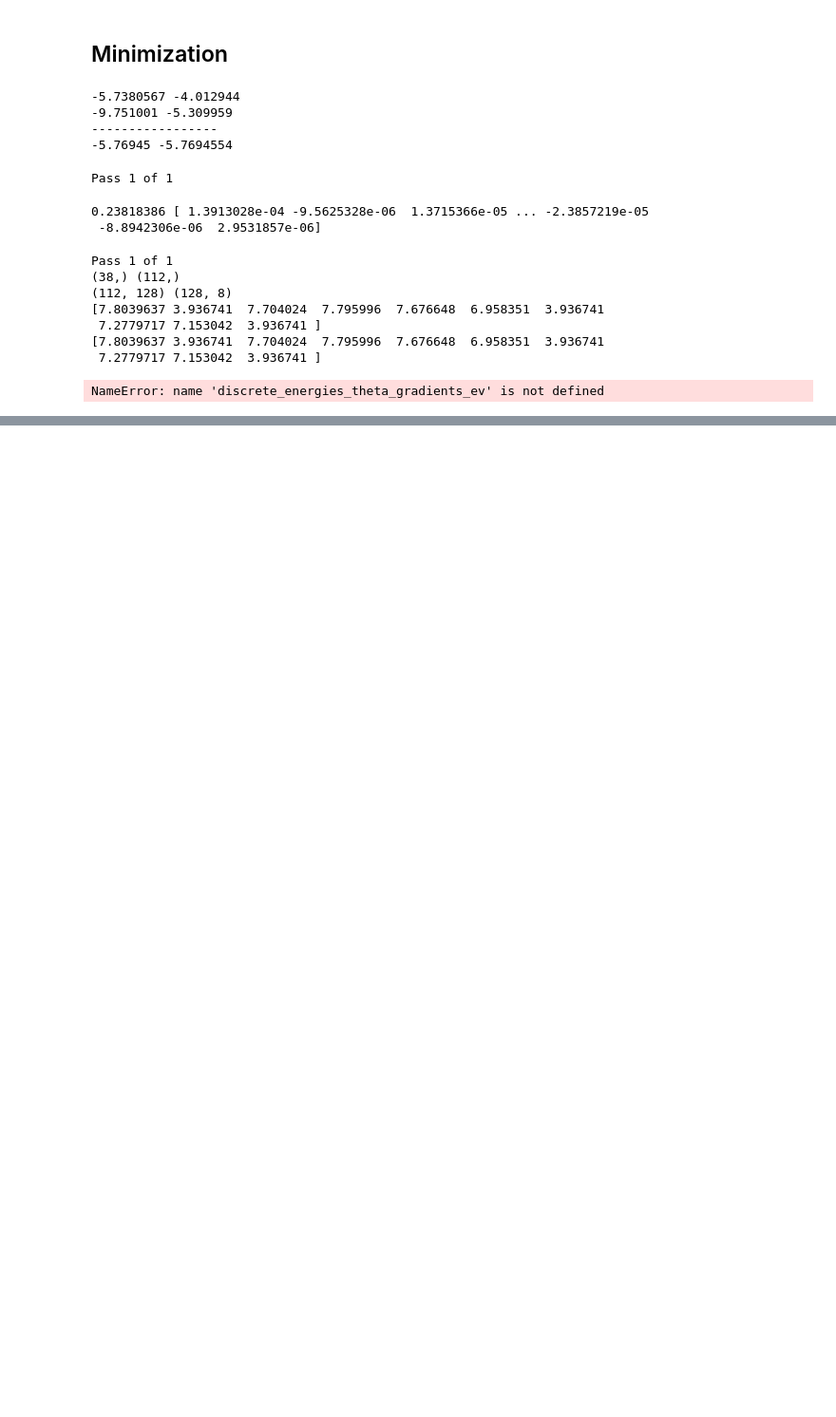
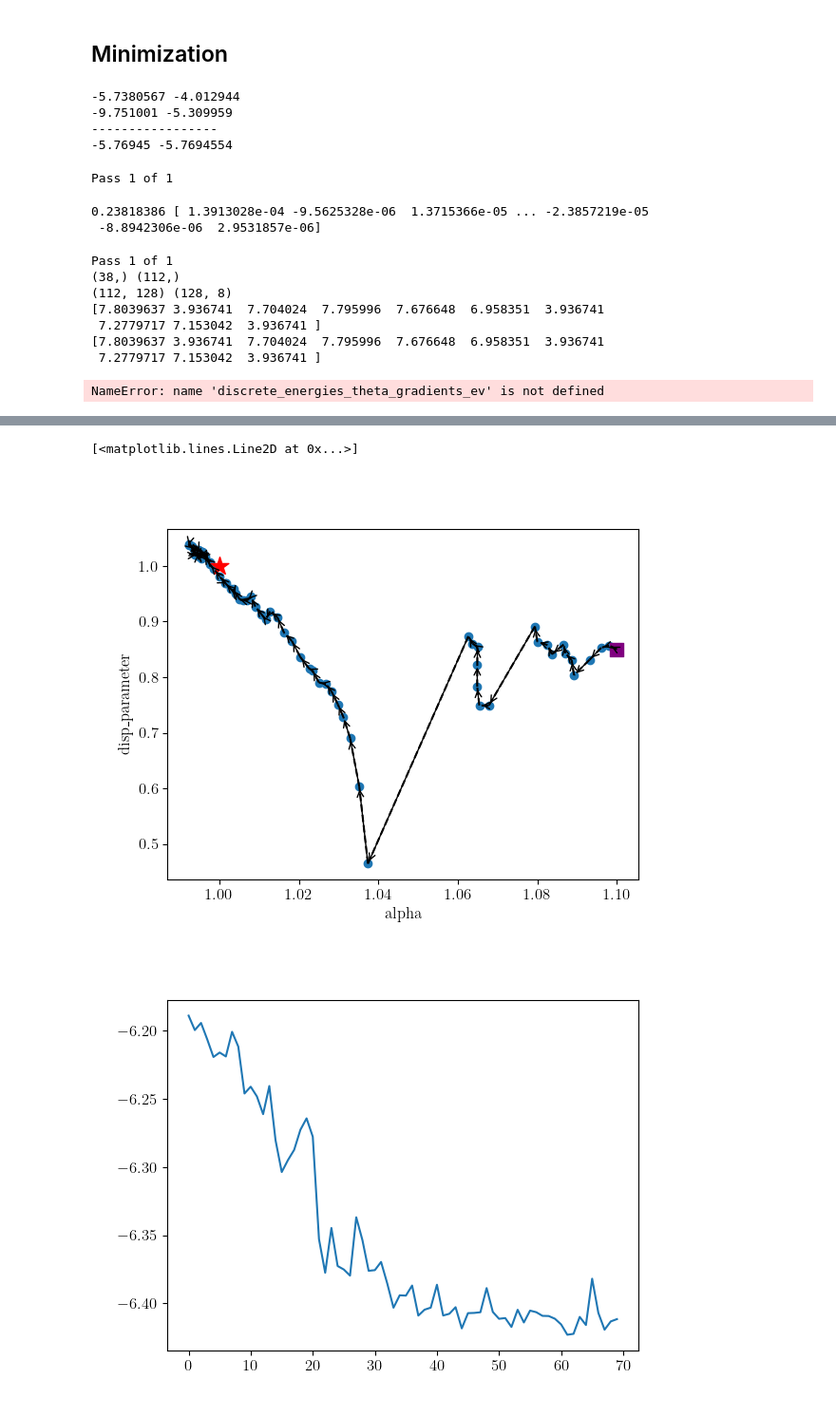
Before and after one commit to Pabce/chipmunc, a Jupyter notebook: params_test.ipynb, the cells around one changed output, grey strips where cells are left out. Shown at 95% size. Drawn from its saved outputs; the diff is of its cells as text; code cells hidden in the pictures; blank space fills up the shorter version.

```diff
--- a/params_test.ipynb
+++ b/params_test.ipynb
@@ -460,8 +460,8 @@ def mmd_loss(x, y, kernel):
 
 def gaussian_kernel_obo(x, y, sigma=1.0):
 
-    bandwidth_range = np.array([0.1, 1.0, 2.0, 10., 15., 20., 50., 150.])
-    #bandwidth_range = np.array([0.1, 1.0, 2.0, 10., 15., 20., 50., 150.])
+    bandwidth_range = np.array([0.1, 1.0, 2.0, 10., 15., 20., 50., 100., 150.])
+    #bandwidth_range = np.array([1.0, 2.0, 10., 15., 100.])
     kernel = 0.0
 
     for bw in bandwidth_range:
@@ -558,11 +558,11 @@ print(loss_3, loss_4)
 -5.76945 -5.7694554
 # %%
 # Gradients of the discrete tree (i.e., gradients of the probabilities of each path)
-meta_params = META_PARAMS
-params = {'disp_parameter': 0.01,
-            'alpha': 1.0,
-            'beta': 10.0}
-continuum_energy = 12.0
+# meta_params = META_PARAMS
+# params = {'disp_parameter': 1.0,
+#             'alpha': 1.0,
+#             'beta': 1.0}
+# continuum_energy = 12.0
 
 # Tree head
 grad_theta_discrete_tree_head = jit(jacfwd(sampling.get_discrete_tree_head, argnums=2))
@@ -939 +961,38 @@ KeyboardInterrupt:
+# %%
+# Plot the evolution of the parameters in 2D
+true_params = {'disp_parameter': 1.0,
+                'alpha': 1.0,
+                'beta': 1.0}
+
+param_1 = 'alpha'
+param_2 = 'disp_parameter'
+pe_1 = params_evolution[param_1]
+pe_2 = params_evolution[param_2]
+
+# Make a scatter plot with an arrow pointing from one point to the next
+fig, ax = plt.subplots()
+ax.scatter(pe_1, pe_2)
+ax.set_xlabel(param_1)
+ax.set_ylabel(param_2)
+
+# Add dashed lines connecting the points
+for i in range(len(pe_1) - 1):
+    ax.plot([pe_1[i], pe_1[i+1]], [pe_2[i], pe_2[i+1]], color='black', linestyle='dashed')
+    # Add arrow head at the end of the line
+    ax.annotate("", xy=(pe_1[i+1], pe_2[i+1]), xytext=(pe_1[i], pe_2[i]), arrowprops=dict(arrowstyle="->"))
+
+# Plot a star at the true parameters
+ax.scatter(true_params[param_1], true_params[param_2], marker='*', color='red', s=200)
+
+# Plot a square at the start
+ax.scatter(pe_1[0], pe_2[0], marker='s', color='purple', s=100)
+
+# --------------
+# Plot the loss
+plt.figure()
+plt.plot(loss_evolution)
+# %% [output]
+[<matplotlib.lines.Line2D at 0x...>]
+[figure, added]
+[figure, added]
 # %%
```
Also changed, not shown: parts of 6 cells of this notebook, 1 other file.
